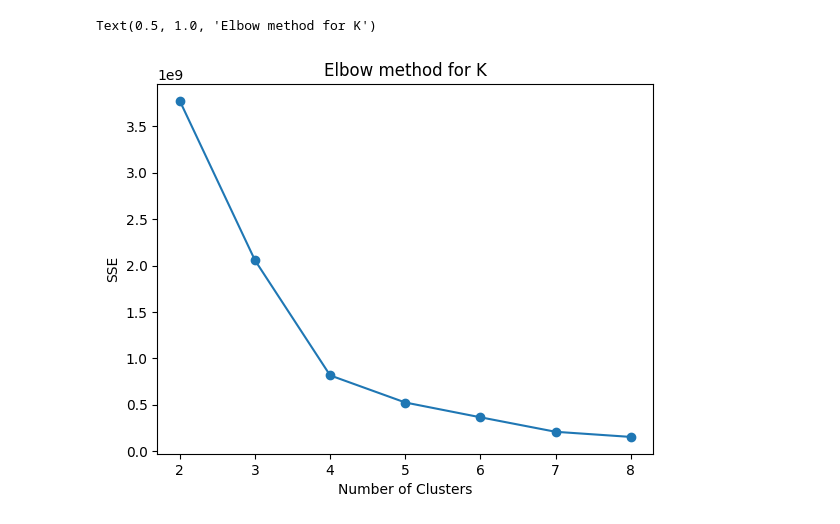
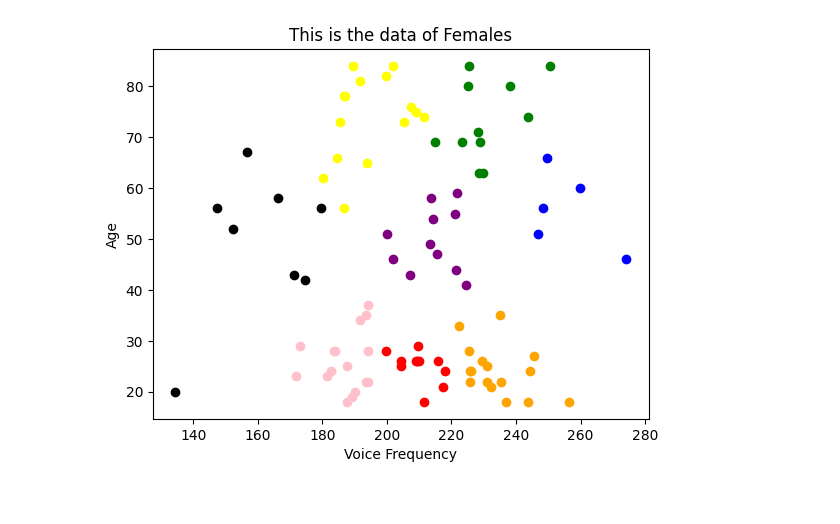
Before and after one commit to rasiq-gulzar/unsupervisedML, a Jupyter notebook: unsupervised-k-means-clustering.ipynb, the cells around one changed output. Cells and saved outputs as stored; diff of their text form; code cells hidden in the pictures.

```diff
--- a/unsupervised-k-means-clustering.ipynb
+++ b/unsupervised-k-means-clustering.ipynb
@@ -62,3 +88,8 @@ array([[6.60000000e+00, 9.16183333e+04],
 df1=df[df['Cluster']==0]
 df2=df[df['Cluster']==1]
 df3=df[df['Cluster']==2]
+df4=df[df['Cluster']==3]
+df5=df[df['Cluster']==4]
+df6=df[df['Cluster']==5]
+df7=df[df['Cluster']==6]
+df8=df[df['Cluster']==7]
@@ -74,22 +96,15 @@ plt.show()
-# %%
-#so i dont think so we can perdict the perfect clusters like how we know that whethere the optimal clusters
-#are 2, 3 or 4 so for that what we will do is we will use the elbo method so these are the steps to make it happ3en
-
-#Step 1: first we will have an empty sse list
-sse=[]
-#Step 2: we will have a range which will start from two and end on the 20
-k_range= range(2,9)
-#Step 3: the k will get the number from the k_range to give that one by one to model after that those k clusters
-#will be saved to that sse list to see that optimal k that will bend the graph completely on the plt section
-for k in k_range:
-    km=KMeans(n_clusters=k)
-    km.fit(df[['YearsExperience','Salary']])
-    sse.append(km.inertia_)
-
-plt.xlabel('Number of Clusters')
-plt.ylabel('SSE')
-plt.plot(k_range, sse, marker='o')
-plt.title('Elbow method for K')
-# %% [output]
-Text(0.5, 1.0, 'Elbow method for K')
-[figure, removed]
+# %%
+plt.xlabel('Voice Frequency')
+plt.ylabel('Age')
+plt.scatter(df1['voice_frequency_hz'],df1['age'],color='red', label='cluster 1')
+plt.scatter(df2['voice_frequency_hz'],df2['age'],color='yellow', label='cluster 2')
+plt.scatter(df3['voice_frequency_hz'],df3['age'],color='green', label='cluster 3')
+plt.scatter(df4['voice_frequency_hz'],df4['age'],color='black', label='cluster 4')
+plt.scatter(df5['voice_frequency_hz'],df5['age'],color='blue', label='cluster 5')
+plt.scatter(df6['voice_frequency_hz'],df6['age'],color='pink', label='cluster 6')
+plt.scatter(df7['voice_frequency_hz'],df7['age'],color='orange', label='cluster 7')
+plt.scatter(df8['voice_frequency_hz'],df8['age'],color='purple', label='cluster 8')
+plt.title('This is the data of Females')
+plt.show()
+# %% [output]
+[figure, added]
```
Also changed, not shown: parts of 15 cells of this notebook.
